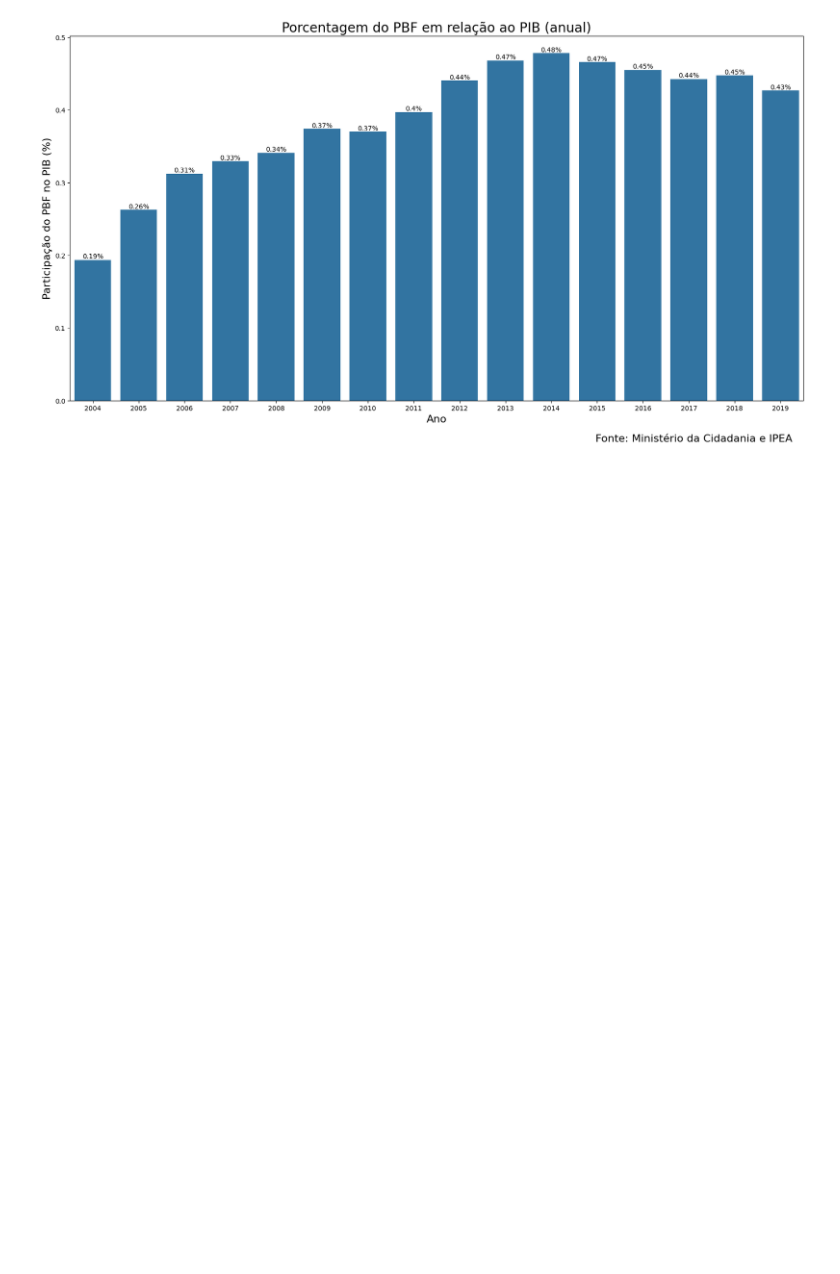
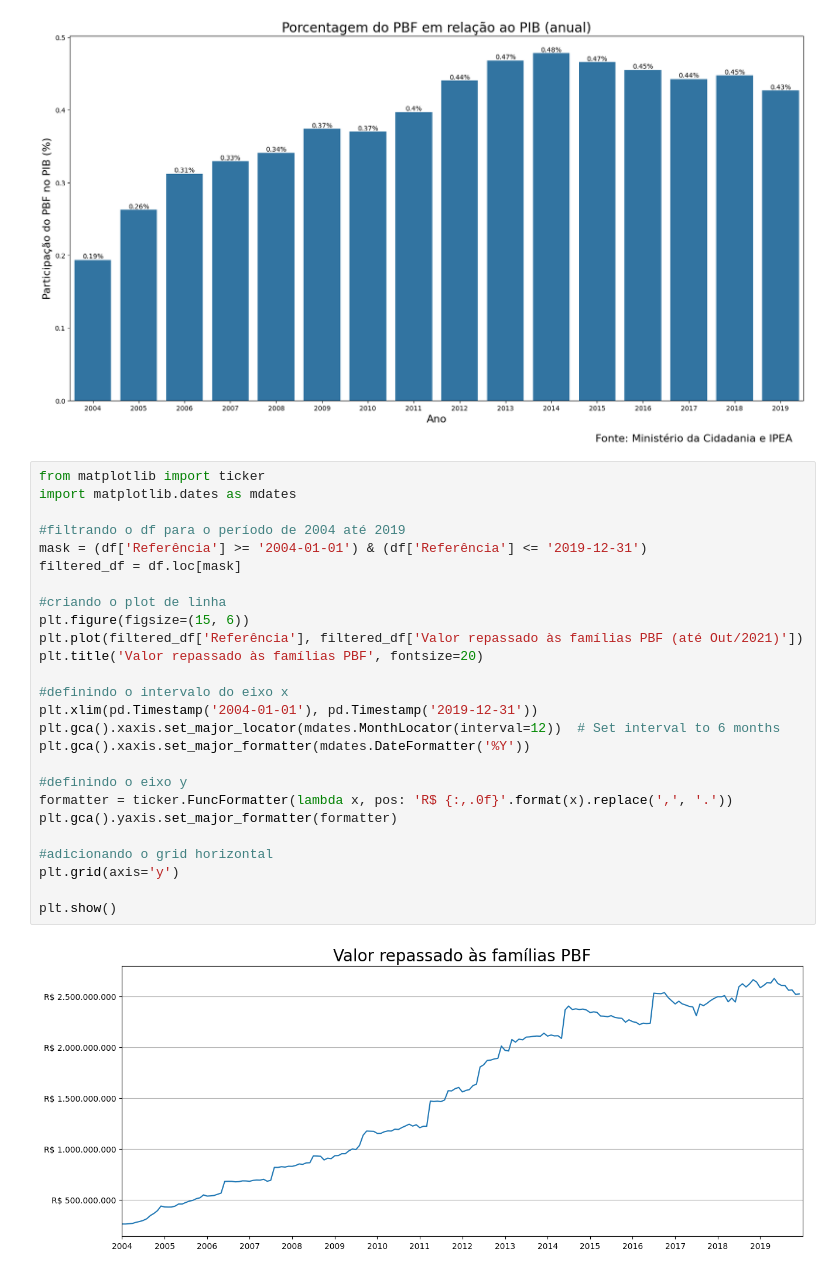
Before and after one commit to thiagonarcizo/PBF-PIB-analise, a Jupyter notebook: relacao_PBF_PIB.ipynb, the cells around one changed output. Drawn from its saved outputs; the diff is of its cells as text; blank space fills up the shorter version.

Commit message:
Adicionado gráfico de linha

```diff
--- a/relacao_PBF_PIB.ipynb
+++ b/relacao_PBF_PIB.ipynb
@@ -198,3 +198,31 @@ plt.annotate("Fonte: Ministério da Cidadania e IPEA", (0, 0), (800, -65), xycoo
 plt.show()
 # %% [output]
 [figure]
+# %%
+from matplotlib import ticker
+import matplotlib.dates as mdates
+
+#filtrando o df para o período de 2004 até 2019
+mask = (df['Referência'] >= '2004-01-01') & (df['Referência'] <= '2019-12-31')
+filtered_df = df.loc[mask]
+
+#criando o plot de linha
+plt.figure(figsize=(15, 6))
+plt.plot(filtered_df['Referência'], filtered_df['Valor repassado às famílias PBF (até Out/2021)'])
+plt.title('Valor repassado às famílias PBF', fontsize=20)
+
+#definindo o intervalo do eixo x
+plt.xlim(pd.Timestamp('2004-01-01'), pd.Timestamp('2019-12-31'))
+plt.gca().xaxis.set_major_locator(mdates.MonthLocator(interval=12))  # Set interval to 6 months
+plt.gca().xaxis.set_major_formatter(mdates.DateFormatter('%Y'))
+
+#definindo o eixo y
+formatter = ticker.FuncFormatter(lambda x, pos: 'R$ {:,.0f}'.format(x).replace(',', '.'))
+plt.gca().yaxis.set_major_formatter(formatter)
+
+#adicionando o grid horizontal
+plt.grid(axis='y')
+
+plt.show()
+# %% [output]
+[figure, added]
```
Also changed, not shown: 1 other file.
